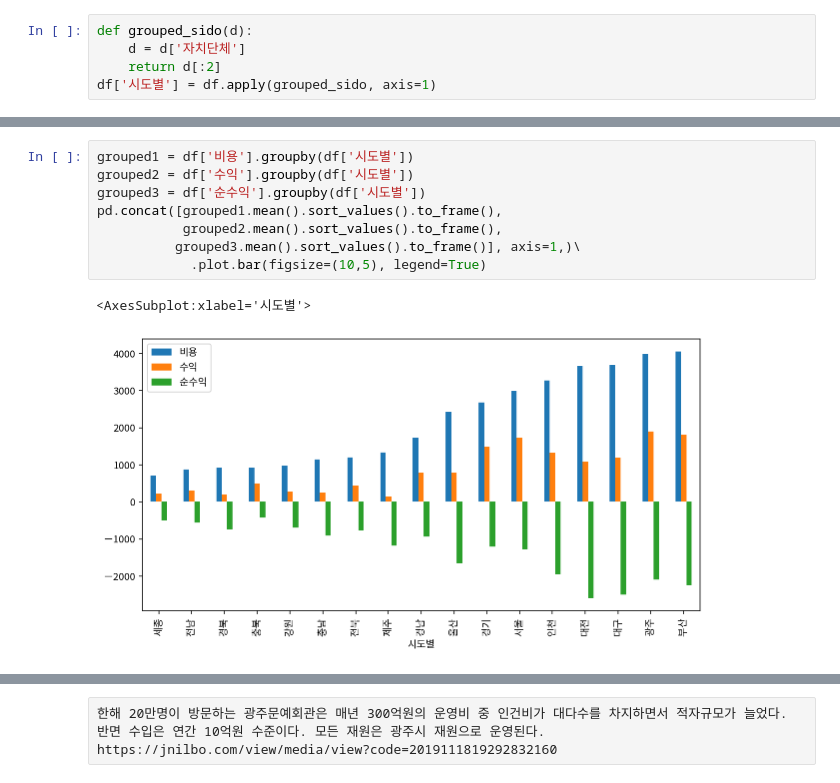
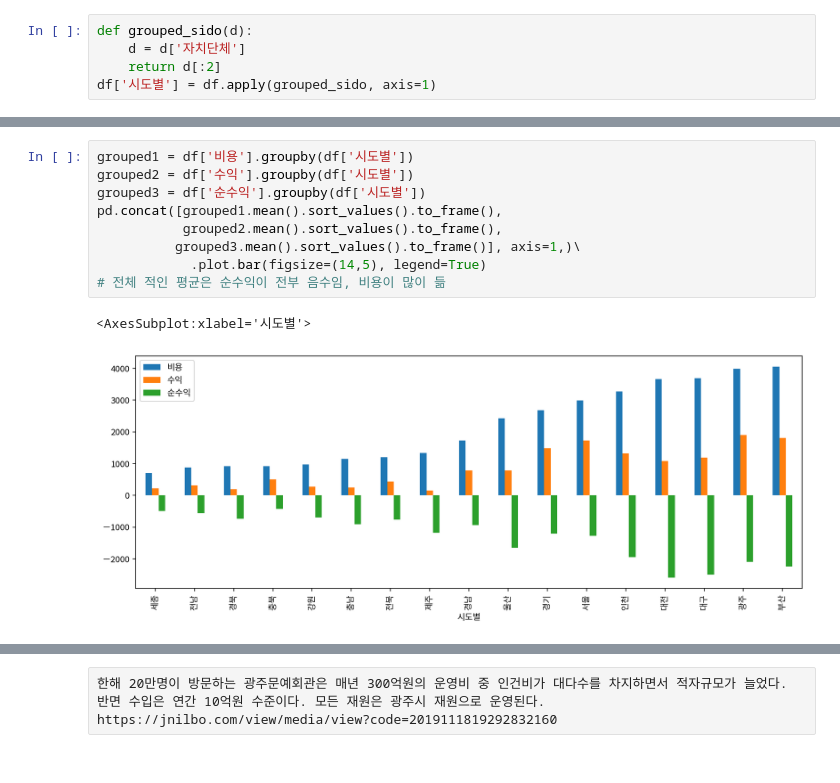
Before and after one commit to dev-Lesser/public-facilities-analysis-kr, a Jupyter notebook: 공공시설 현황 분석.ipynb, the cells around one changed output, grey strips where cells are left out. Cells and saved outputs as stored; diff of their text form.

```diff
--- a/공공시설 현황 분석.ipynb
+++ b/공공시설 현황 분석.ipynb
@@ -191,11 +157,12 @@ df
 # %%
 grouped1 = df['비용'].groupby(df['시도별'])
 grouped2 = df['수익'].groupby(df['시도별'])
 grouped3 = df['순수익'].groupby(df['시도별'])
 pd.concat([grouped1.mean().sort_values().to_frame(),
            grouped2.mean().sort_values().to_frame(),
           grouped3.mean().sort_values().to_frame()], axis=1,)\
-            .plot.bar(figsize=(10,5), legend=True)
+            .plot.bar(figsize=(14,5), legend=True)
+# 전체 적인 평균은 순수익이 전부 음수임, 비용이 많이 듦
 # %% [output]
 <AxesSubplot:xlabel='시도별'>
-[figure, old version]
+[figure, new version]
```
Also changed, not shown: parts of 47 cells of this notebook, 4 other files.
